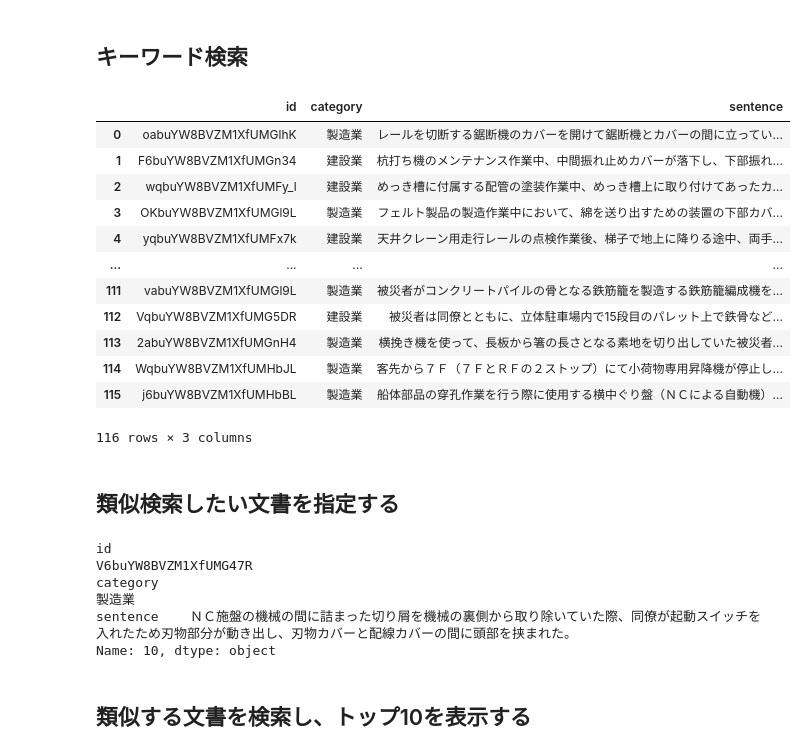
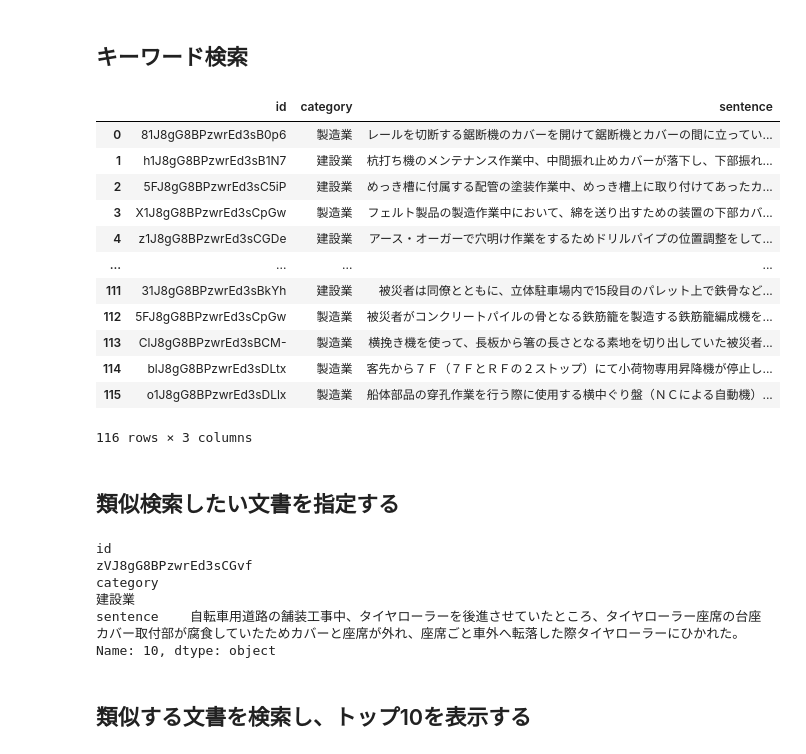
Before and after one commit to t2hk/scdv_glove_elasticsearch, a Jupyter notebook: Elasticsearch_sim_search.ipynb, the cells around one changed output. Cells and saved outputs as stored; diff of their text form; code cells hidden in the pictures.

```diff
--- a/Elasticsearch_sim_search.ipynb
+++ b/Elasticsearch_sim_search.ipynb
@@ -4,9 +4,9 @@
 import elasticsearch, json
 import pandas as pd
 
-HOST = "192.168.1.31"
+HOST = "192.168.1.32"
 PORT = "9200"
-INDEX_NAME = "mlhw"
+INDEX_NAME = "accident_data"
 SCROLL_TIME = '1m'
 SCROLL_SIZE = 10
 pd.set_option("display.max_colwidth", 100)
@@ -17,44 +17,45 @@ client = elasticsearch.Elasticsearch(HOST + ":" + PORT)
 
 results = []
 scroll_results = client.search(
     index = INDEX_NAME,
     scroll = SCROLL_TIME,
     size = SCROLL_SIZE,
     body = {"query": { "match": {"文章":search_word} }}
 )
+
 sid = scroll_results['_scroll_id']
 scroll_results = scroll_results['hits']['hits']
 scroll_size = len(scroll_results)
 
 for scroll_result in scroll_results:
     results.append({"id":scroll_result['_id'], "category": scroll_result['_source']['業種(大分類)'], "sentence":scroll_result['_source']['文章']})
 
 while scroll_size > 0:
     scroll_results = client.scroll(
         scroll_id = sid,
         scroll = SCROLL_TIME )
     sid = scroll_results['_scroll_id']
     scroll_results = scroll_results['hits']['hits']
     scroll_size = len(scroll_results)
 
     for scroll_result in scroll_results:
         results.append({"id":scroll_result['_id'], "category": scroll_result['_source']['業種(大分類)'], "sentence":scroll_result['_source']['文章']})
 
 df = pd.DataFrame(results)
 df
 # %% [output]
 |  | id | category | sentence |
-| 0 | oabuYW8BVZM1XfUMGlhK | 製造業 | レールを切断する鋸断機のカバーを開けて鋸断機とカバーの間に立ってい... |
-| 1 | F6buYW8BVZM1XfUMGn34 | 建設業 | 杭打ち機のメンテナンス作業中、中間振れ止めカバーが落下し、下部振れ... |
-| 2 | wqbuYW8BVZM1XfUMFy_l | 建設業 | めっき槽に付属する配管の塗装作業中、めっき槽上に取り付けてあったカ... |
-| 3 | OKbuYW8BVZM1XfUMGl9L | 製造業 | フェルト製品の製造作業中において、綿を送り出すための装置の下部カバ... |
-| 4 | yqbuYW8BVZM1XfUMFx7k | 建設業 | 天井クレーン用走行レールの点検作業後、梯子で地上に降りる途中、両手... |
+| 0 | 81J8gG8BPzwrEd3sB0p6 | 製造業 | レールを切断する鋸断機のカバーを開けて鋸断機とカバーの間に立ってい... |
+| 1 | h1J8gG8BPzwrEd3sB1N7 | 建設業 | 杭打ち機のメンテナンス作業中、中間振れ止めカバーが落下し、下部振れ... |
+| 2 | 5FJ8gG8BPzwrEd3sC5iP | 建設業 | めっき槽に付属する配管の塗装作業中、めっき槽上に取り付けてあったカ... |
+| 3 | X1J8gG8BPzwrEd3sCpGw | 製造業 | フェルト製品の製造作業中において、綿を送り出すための装置の下部カバ... |
+| 4 | z1J8gG8BPzwrEd3sCGDe | 建設業 | アース・オーガーで穴明け作業をするためドリルパイプの位置調整をして... |
 | ... | ... | ... | ... |
-| 111 | vabuYW8BVZM1XfUMGl9L | 製造業 | 被災者がコンクリートパイルの骨となる鉄筋籠を製造する鉄筋籠編成機を... |
-| 112 | VqbuYW8BVZM1XfUMG5DR | 建設業 | 被災者は同僚とともに、立体駐車場内で15段目のパレット上で鉄骨など... |
-| 113 | 2abuYW8BVZM1XfUMGnH4 | 製造業 | 横挽き機を使って、長板から箸の長さとなる素地を切り出していた被災者... |
-| 114 | WqbuYW8BVZM1XfUMHbJL | 製造業 | 客先から７Ｆ（７ＦとＲＦの２ストップ）にて小荷物専用昇降機が停止し... |
-| 115 | j6buYW8BVZM1XfUMHbBL | 製造業 | 船体部品の穿孔作業を行う際に使用する横中ぐり盤（ＮＣによる自動機）... |
+| 111 | 31J8gG8BPzwrEd3sBkYh | 建設業 | 被災者は同僚とともに、立体駐車場内で15段目のパレット上で鉄骨など... |
+| 112 | 5FJ8gG8BPzwrEd3sCpGw | 製造業 | 被災者がコンクリートパイルの骨となる鉄筋籠を製造する鉄筋籠編成機を... |
+| 113 | ClJ8gG8BPzwrEd3sBCM- | 製造業 | 横挽き機を使って、長板から箸の長さとなる素地を切り出していた被災者... |
+| 114 | blJ8gG8BPzwrEd3sDLtx | 製造業 | 客先から７Ｆ（７ＦとＲＦの２ストップ）にて小荷物専用昇降機が停止し... |
+| 115 | o1J8gG8BPzwrEd3sDLlx | 製造業 | 船体部品の穿孔作業を行う際に使用する横中ぐり盤（ＮＣによる自動機）... |
 116 rows × 3 columns
 # %% [markdown]
 ## 類似検索したい文書を指定する
@@ -64,9 +65,9 @@ target_id = 10
 target = df.loc[target_id]
 target
 # %% [output]
-id                                                                       V6buYW8BVZM1XfUMG47R
-category                                                                                  製造業
-sentence    ＮＣ施盤の機械の間に詰まった切り屑を機械の裏側から取り除いていた際、同僚が起動スイッチを入れたため刃物部分が動き出し、刃物カバーと配線カバーの間に頭部を挟まれた。
+id                                                                                    zVJ8gG8BPzwrEd3sCGvf
+category                                                                                               建設業
+sentence    自転車用道路の舗装工事中、タイヤローラーを後進させていたところ、タイヤローラー座席の台座カバー取付部が腐食していたためカバーと座席が外れ、座席ごと車外へ転落した際タイヤローラーにひかれた。
 Name: 10, dtype: object
 # %% [markdown]
 ## 類似する文書を検索し、トップ10を表示する
```
Also changed, not shown: parts of 1 cell of this notebook, 5 other files.
